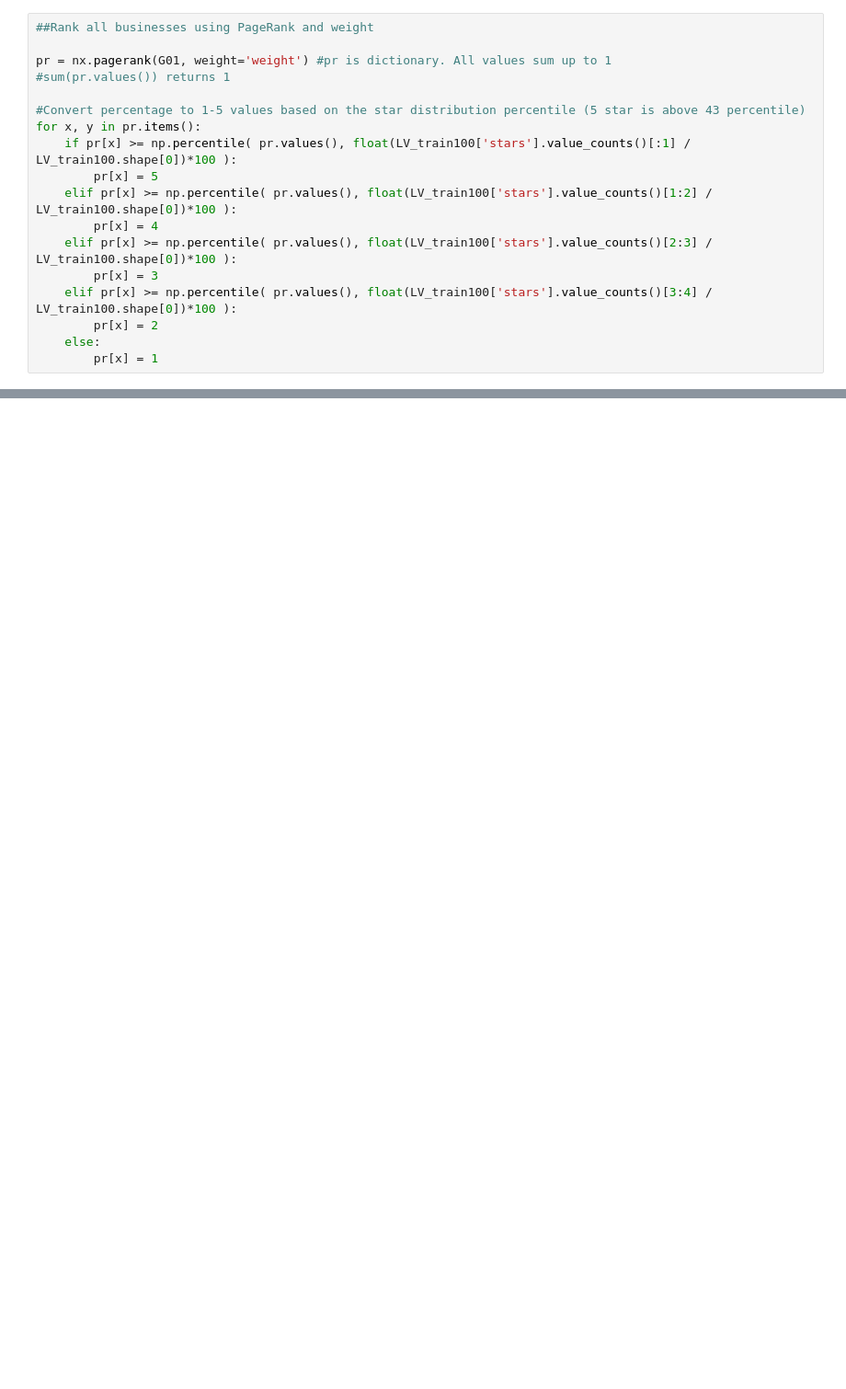
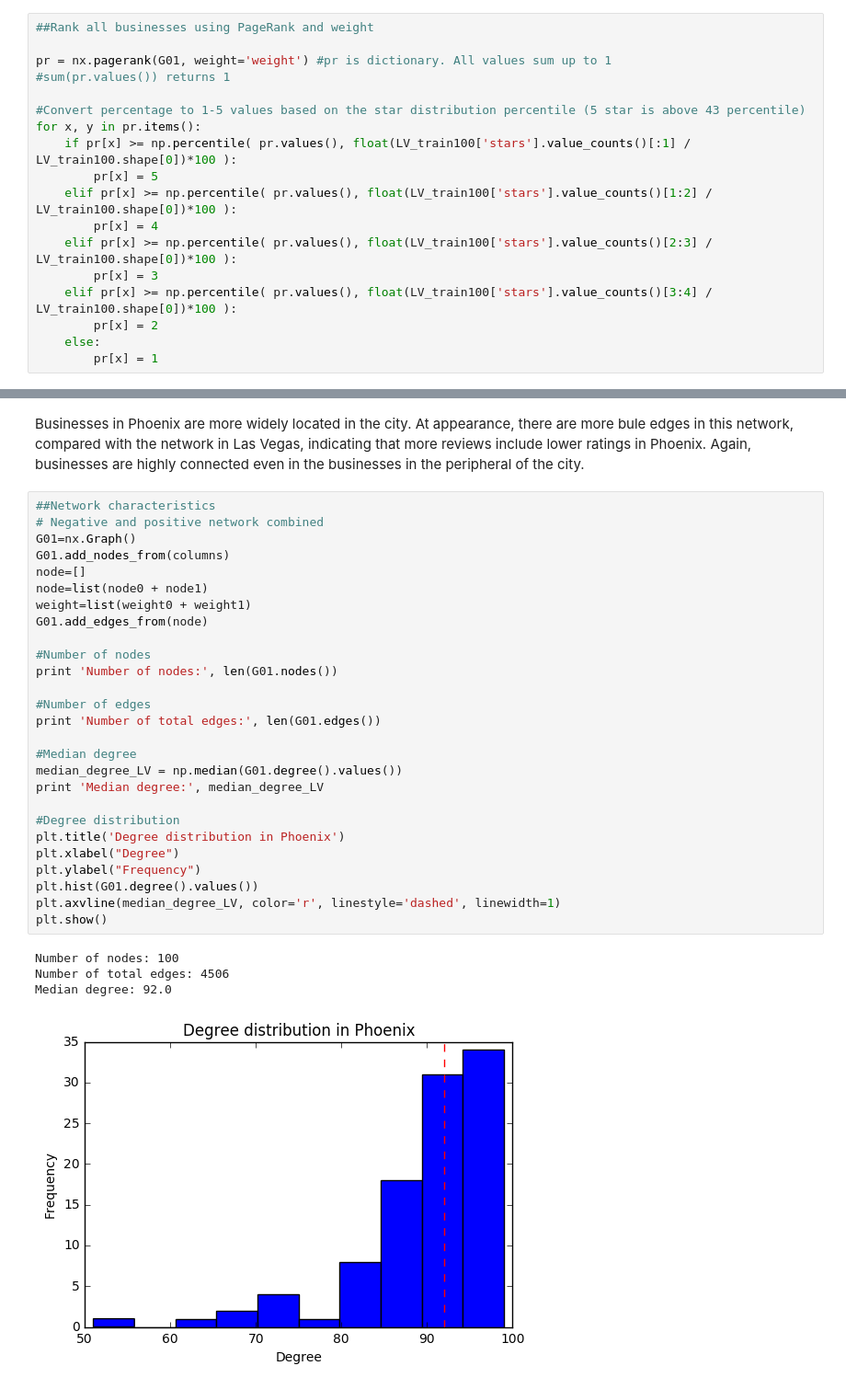
Before and after one commit to NickHoernle/Data-Science-Project-AM209a, a Jupyter notebook: baseline_model/network_based_recommendation_Reiko.ipynb, the cells around one changed output, grey strips where cells are left out. Shown at 92% size. Saved outputs shown, nothing was run; the diff lists cells and outputs as text; blank space fills up the shorter version.

```diff
--- a/baseline_model/network_based_recommendation_Reiko.ipynb
+++ b/baseline_model/network_based_recommendation_Reiko.ipynb
@@ -235,0 +281,34 @@ This analysis included 100 businesses located in Las Vegas. The node in the netw
+# %% [markdown]
+Businesses in Phoenix are more widely located in the city. At appearance, there are more bule edges in this network, compared with the network in Las Vegas, indicating that more reviews include lower ratings in Phoenix. Again, businesses are highly connected even in the businesses in the peripheral of the city.
+# %%
+##Network characteristics
+# Negative and positive network combined
+G01=nx.Graph()
+G01.add_nodes_from(columns)
+node=[]
+node=list(node0 + node1)
+weight=list(weight0 + weight1)
+G01.add_edges_from(node)
+
+#Number of nodes
+print 'Number of nodes:', len(G01.nodes())
+
+#Number of edges
+print 'Number of total edges:', len(G01.edges())
+
+#Median degree
+median_degree_LV = np.median(G01.degree().values())
+print 'Median degree:', median_degree_LV
+
+#Degree distribution
+plt.title('Degree distribution in Phoenix')
+plt.xlabel("Degree")
+plt.ylabel("Frequency")
+plt.hist(G01.degree().values())
+plt.axvline(median_degree_LV, color='r', linestyle='dashed', linewidth=1)
+plt.show()
+# %% [output]
+Number of nodes: 100
+Number of total edges: 4506
+Median degree: 92.0
+[figure, added]
```
Also changed, not shown: parts of 22 cells of this notebook.
